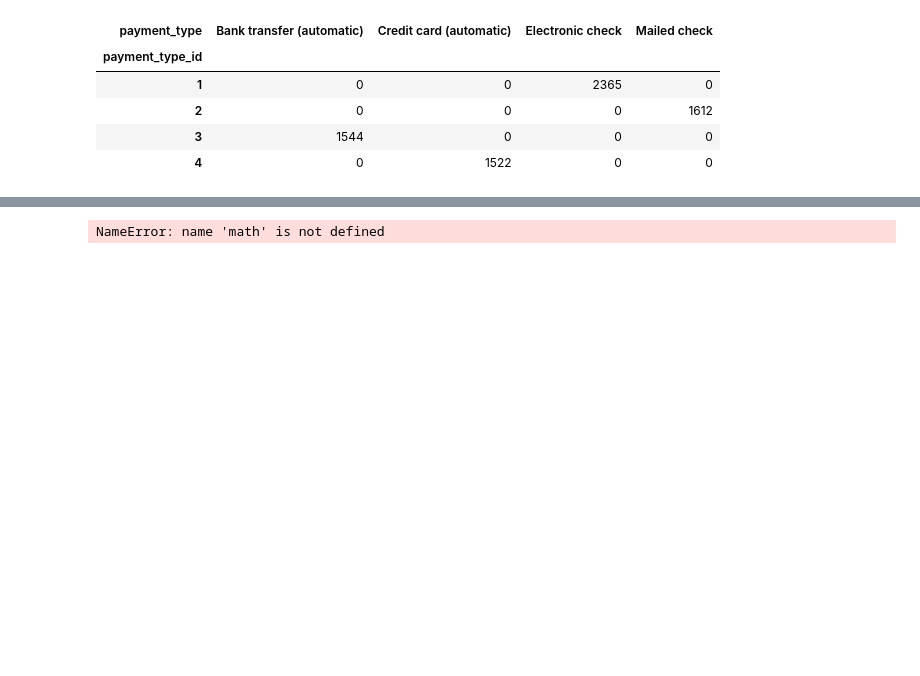
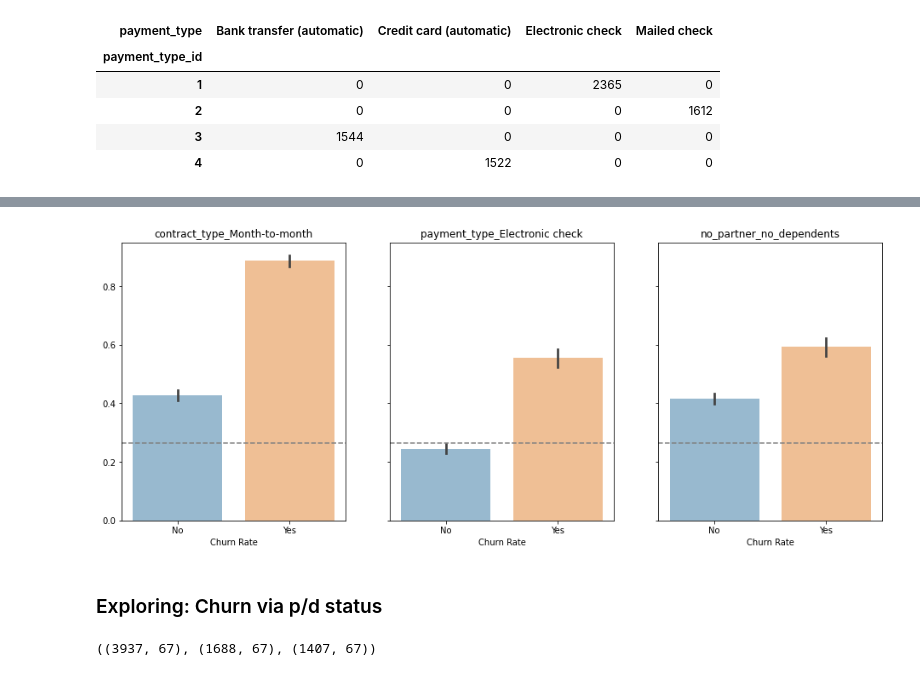
Before and after one commit to SchneemannDavid/classification_project, a Jupyter notebook: acquire_prep_explore.ipynb, the cells around one changed output, grey strips where cells are left out. Saved outputs shown, nothing was run; the diff lists cells and outputs as text; code cells hidden in the pictures; blank space fills up the shorter version.

```diff
--- a/acquire_prep_explore.ipynb
+++ b/acquire_prep_explore.ipynb
@@ -292,5 +384,0 @@ df['number_online_services'] = df['online_security_bool'] + df['online_backup_bo
-# %%
-# encode tenure in years (rounded down) by utilizing information from tenure (currently stored in months)
-df['yearly_tenure'] = df.tenure.apply(lambda x: math.floor(x/12))
-# %% [output]
-NameError: name 'math' is not defined
@@ -353,0 +385,24 @@ def prep_telco_data(df):
+# %%
+features = ['contract_type_Month-to-month', 'payment_type_Electronic check', 'no_partner_no_dependents']
+
+enumerate(features)
+
+list(enumerate(features))
+
+churn_rate = train.churn_encoded.mean()
+_, ax = plt.subplots(nrows=1, ncols=3, figsize=(16, 6), sharey=True)
+for i, feature in enumerate(features):
+    sns.barplot('churn', feature, data=train
+                , ax=ax[i], alpha=0.5)
+    ax[i].set_xlabel('Churn Rate')
+    ax[i].set_ylabel('')
+    ax[i].set_title(feature)
+    ax[i].axhline(churn_rate, ls='--', color='grey')
+# %% [output]
+[figure, added]
+# %% [markdown]
+### Exploring: Churn via p/d status
+# %%
+train.shape, validate.shape, test.shape
+# %% [output]
+((3937, 67), (1688, 67), (1407, 67))
```
Also changed, not shown: parts of 119 cells of this notebook, 3 other files.
